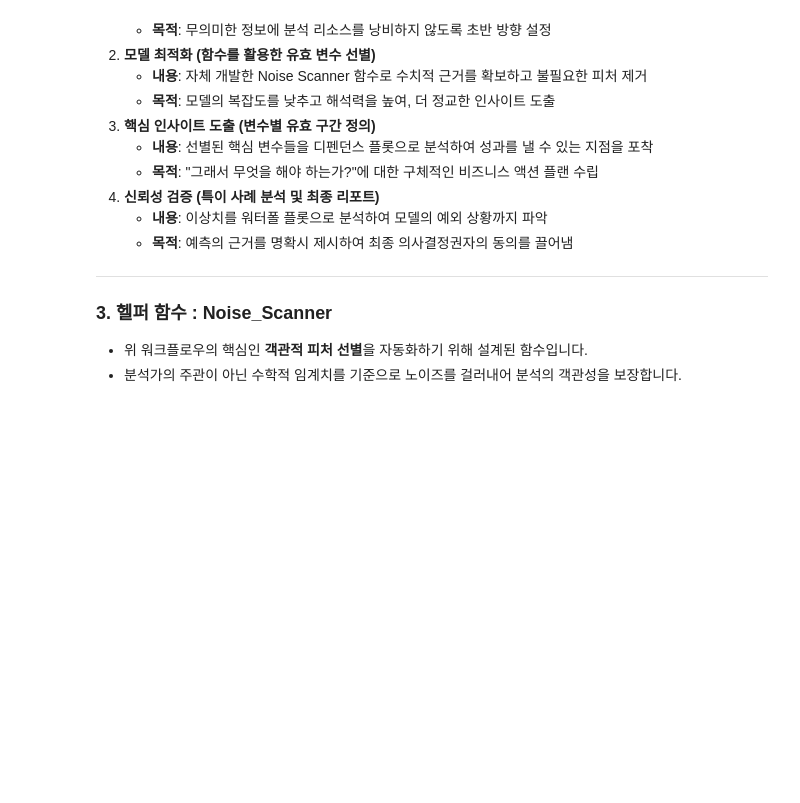
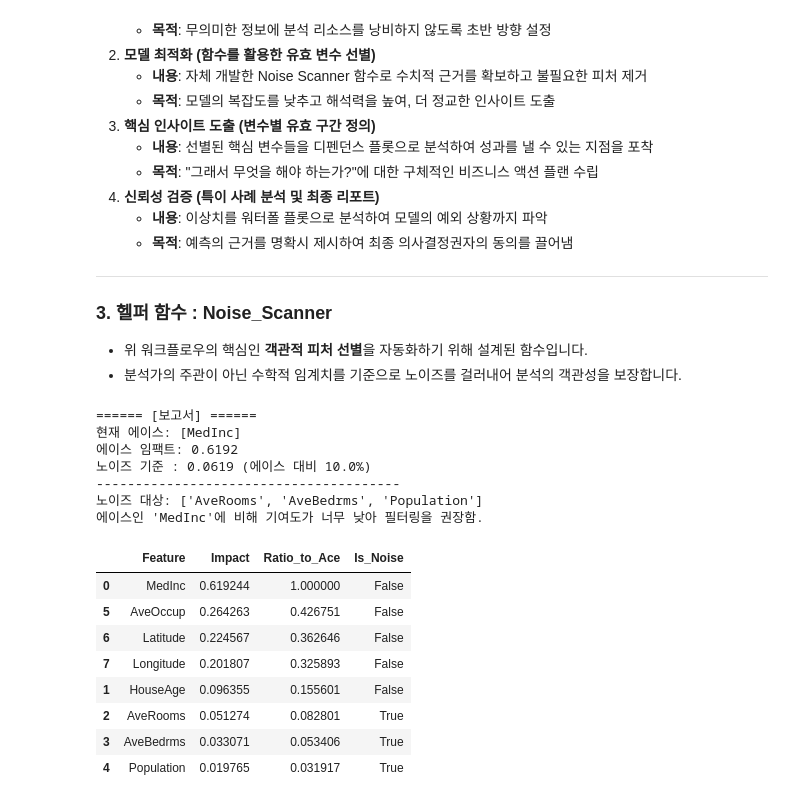
Before and after one commit to Kimdhhhh/DS-Log, a Jupyter notebook: CH02_Interpretability/03_SHAP.ipynb, the cells around one changed output. Cells and saved outputs as stored; diff of their text form; code cells hidden in the pictures; blank space fills up the shorter version.

```diff
--- a/CH02_Interpretability/03_SHAP.ipynb
+++ b/CH02_Interpretability/03_SHAP.ipynb
@@ -277,0 +266,62 @@ def Noise_Scanner(shap_obj, sensitivity = 0.1):
+# %%
+import numpy as np
+import pandas as pd
+
+def Noise_Scanner(shap_obj, k=0.1):
+    """
+    최고 기여도 대비 상대적 기여도 기반 노이즈 식별
+    k: 최고 기여도 대비 컷오프 비율 (0.1 = 10%, 0.15 = 15%)
+    """
+    # 1. 기여도 체급 측정 (절대값 평균)
+    # 임팩트 정의: 각 샘플에서 해당 변수가 예측값을 변화시킨 기여도의 평균
+    importance_scores = np.abs(shap_obj.values).mean(axis=0)
+    features = shap_obj.feature_names
+
+    # 2. 최고 기여도 및 최고 기여도 피처 이름 추출
+    ace_idx = np.argmax(importance_scores)
+    ace_feature = features[ace_idx]
+    ace_impact = importance_scores[ace_idx]
+
+    # 3. 임계치 설정
+    threshold = ace_impact * k
+
+    # 4. 결과 정리
+    report = pd.DataFrame({'Feature': features, 'Impact': importance_scores})
+    report['Ratio_to_Ace'] = report['Impact'] / ace_impact
+    report['Is_Noise'] = report['Impact'] <= threshold
+
+    # 5. 보고서 작성
+    print(f"====== [보고서] ======")
+    print(f"현재 에이스: [{ace_feature}]")
+    print(f"에이스 임팩트: {ace_impact:.4f}")
+    print(f"노이즈 기준 : {threshold:.4f} (에이스 대비 {k*100}%)")
+    print(f"---------------------------------------")
+
+    if report['Is_Noise'].any():
+        noise_list = report[report['Is_Noise']]['Feature'].tolist()
+        print(f"노이즈 대상: {noise_list}")
+        print(f"에이스인 '{ace_feature}'에 비해 기여도가 너무 낮아 필터링을 권장함.")
+    else:
+        print(f"모든 피처가 에이스의 {k*100}% 이상 기여합니다.")
+
+    return report.sort_values(by='Impact', ascending=False)
+# %%
+report = Noise_Scanner(shap_obj)
+display(report)
+# %% [output]
+====== [보고서] ======
+현재 에이스: [MedInc]
+에이스 임팩트: 0.6192
+노이즈 기준 : 0.0619 (에이스 대비 10.0%)
+---------------------------------------
+노이즈 대상: ['AveRooms', 'AveBedrms', 'Population']
+에이스인 'MedInc'에 비해 기여도가 너무 낮아 필터링을 권장함.
+|  | Feature | Impact | Ratio_to_Ace | Is_Noise |
+| 0 | MedInc | 0.619244 | 1.000000 | False |
+| 5 | AveOccup | 0.264263 | 0.426751 | False |
+| 6 | Latitude | 0.224567 | 0.362646 | False |
+| 7 | Longitude | 0.201807 | 0.325893 | False |
+| 1 | HouseAge | 0.096355 | 0.155601 | False |
+| 2 | AveRooms | 0.051274 | 0.082801 | True |
+| 3 | AveBedrms | 0.033071 | 0.053406 | True |
+| 4 | Population | 0.019765 | 0.031917 | True |
```
Also changed, not shown: parts of 3 cells of this notebook.
